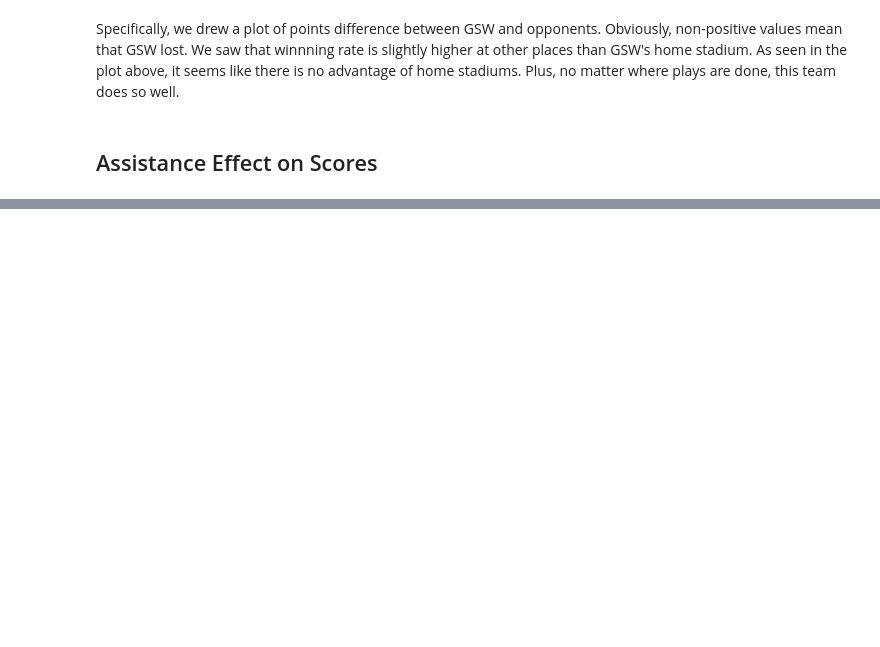
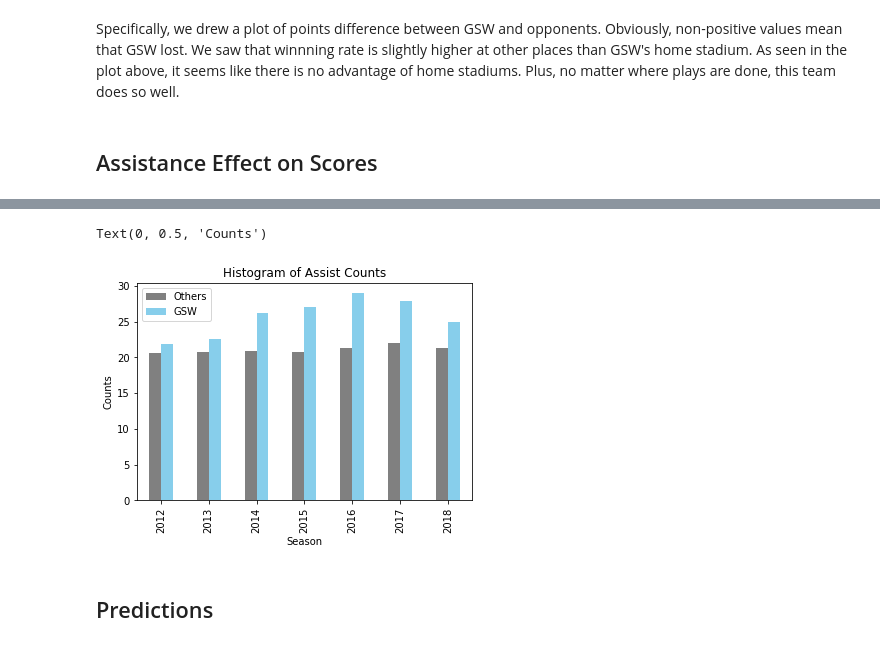
Before and after one commit to Seungmi122/STA141B_final_project, a Jupyter notebook: final_project_sm.ipynb, the cells around one changed output, grey strips where cells are left out. Saved outputs shown, nothing was run; the diff lists cells and outputs as text; code cells hidden in the pictures; blank space fills up the shorter version.

Commit message:
prediction

```diff
--- a/final_project_sm.ipynb
+++ b/final_project_sm.ipynb
@@ -139,0 +117,4 @@ It is obvious that the more assistance counts, the more likely to win.
+# %%
+ast = games_all[['SEASON_ID','AST', 'WL']]
+ast.dropna(inplace = True) # there is one row without play outcome, so drop it
+ast.head(15)
@@ -139,0 +138,14 @@ It is obvious that the more assistance counts, the more likely to win.
+# %%
+# average AST values for each season among every NBA teams
+total_games = leaguegamefinder.LeagueGameFinder()
+tgames = total_games.get_data_frames()[0]
+tgames.SEASON_ID = tgames.SEASON_ID.str[-4:].map(int)
+tgames_all = tgames[tgames.SEASON_ID >= 2012]
+avg_ast = pd.DataFrame(tgames_all.groupby('SEASON_ID')['AST'].mean().round(2))
+avg_ast.columns = ['Others']
+# %%
+avg_ast_gsw = pd.DataFrame(ast.groupby('SEASON_ID')['AST'].mean().round(2))
+avg_ast_gsw.columns = ['GSW']
+# %%
+result = pd.concat([avg_ast, avg_ast_gsw], axis=1)
+result
@@ -140 +162,11 @@ It is obvious that the more assistance counts, the more likely to win.
+# %%
+result.plot.bar(color = ['grey','skyblue'])
+plt.title("Histogram of Assist Counts")
+plt.xlabel("Season")
+plt.ylabel("Counts")
+# %% [output]
+Text(0, 0.5, 'Counts')
+[figure, added]
+# %% [markdown]
+## Predictions
 # %%
```
Also changed, not shown: parts of 23 cells of this notebook.
